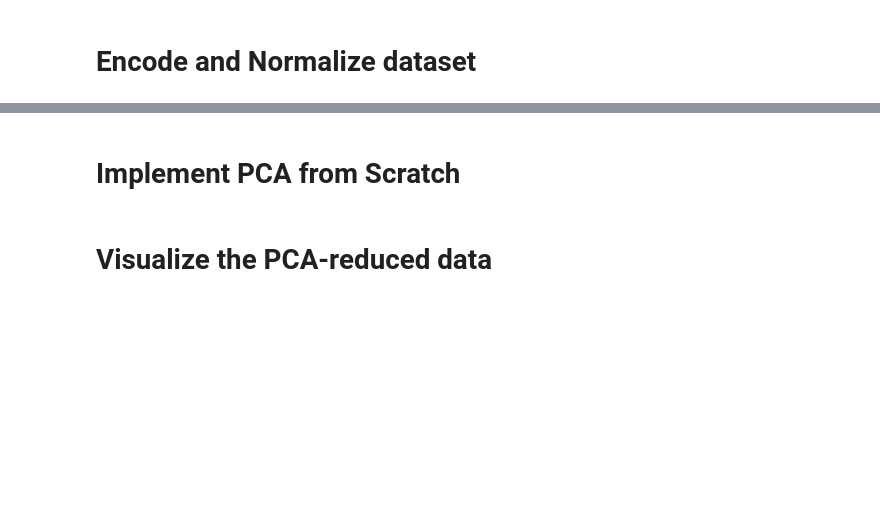
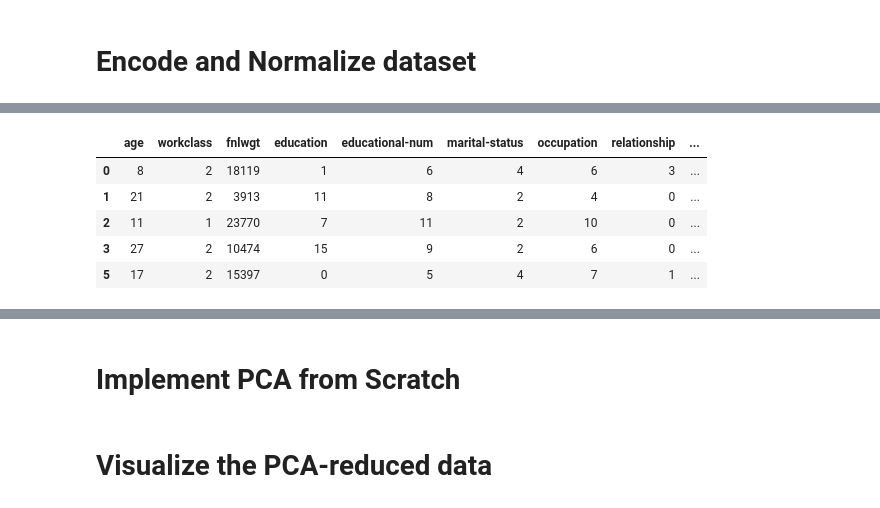
Before and after one commit to Abtinz/Machine-Learning-with-Python, a Jupyter notebook: DataMining/Data-PCA-Preprocessing/DM-Project1.ipynb, the cells around one changed output, grey strips where cells are left out. Saved outputs shown, nothing was run; the diff lists cells and outputs as text; code cells hidden in the pictures; blank space fills up the shorter version.

```diff
--- a/DataMining/Data-PCA-Preprocessing/DM-Project1.ipynb
+++ b/DataMining/Data-PCA-Preprocessing/DM-Project1.ipynb
@@ -167,6 +165,10 @@ LV:  -0.5
 # %% [markdown]
 # Encode and Normalize dataset
 # %%
+from sklearn.preprocessing import LabelEncoder
 # Use one-hot endcoding to convert categorical features into numerical format
-
-df_encoded = ?
+df_encoded = df.copy()
+for (column_name , _) in df_encoded.items():
+    label = LabelEncoder()
+    df_encoded[f"{column_name}"]= label.fit_transform(df_encoded[f"{column_name}"])
+print(df_encoded)
@@ -173,3 +193,12 @@ df_encoded = ?
+# %%
+df_encoded.head(5)
+# %% [output]
+|  | age | workclass | fnlwgt | education | educational-num | marital-status | occupation | relationship | ... |
+| 0 | 8 | 2 | 18119 | 1 | 6 | 4 | 6 | 3 | ... |
+| 1 | 21 | 2 | 3913 | 11 | 8 | 2 | 4 | 0 | ... |
+| 2 | 11 | 1 | 23770 | 7 | 11 | 2 | 10 | 0 | ... |
+| 3 | 27 | 2 | 10474 | 15 | 9 | 2 | 6 | 0 | ... |
+| 5 | 17 | 2 | 15397 | 0 | 5 | 4 | 7 | 1 | ... |
 # %%
 # Use StandardScaler from sklearn.preprocessing to normalize the features.
 
```
Also changed, not shown: parts of 4 cells of this notebook.
